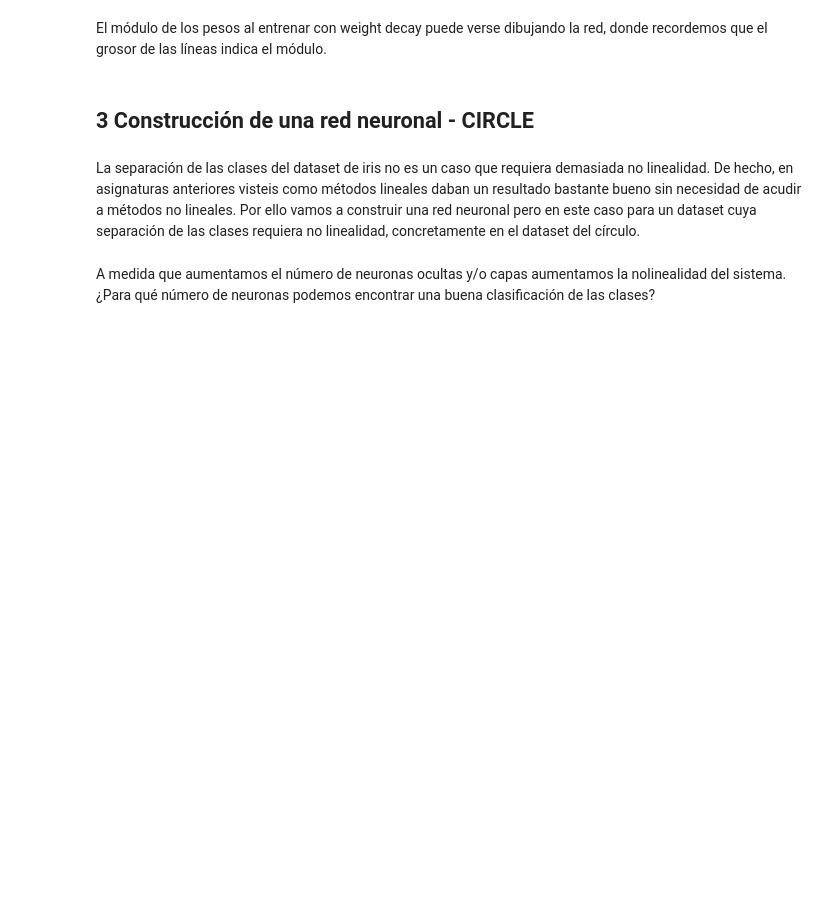
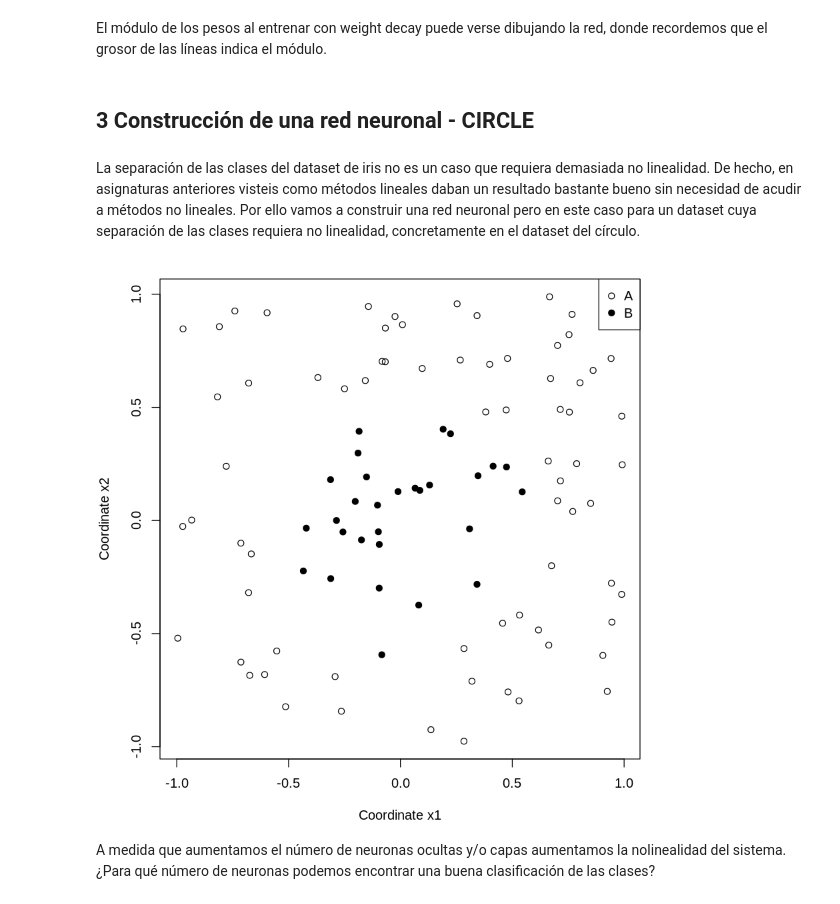
Before and after one commit to yerartdev/m1969-machine-learning-i, a Jupyter notebook: lab/s02-lab-intro-nn-rsnns.ipynb, the cells around one changed output. Cells and saved outputs as stored; diff of their text form; code cells hidden in the pictures; blank space fills up the shorter version.

Commit message:
Lab RSNNS: ejecución de la sección con el dataset CIRCLE que se va a usar en la primera tarea entregable para tener como referencia

```diff
--- a/lab/s02-lab-intro-nn-rsnns.ipynb
+++ b/lab/s02-lab-intro-nn-rsnns.ipynb
@@ -245,16 +247,19 @@ plotnet(model4)
 La separación de las clases del dataset de iris no es un caso que requiera demasiada no linealidad. De hecho, en asignaturas anteriores visteis como métodos lineales daban un resultado bastante bueno sin necesidad de acudir a métodos no lineales. Por ello vamos a construir una red neuronal pero en este caso para un dataset cuya separación de las clases requiera no linealidad, concretamente en el dataset del círculo.
 # %%
 ### Cargamos los datos
-df <- read.table("/home/jorge/Escritorio/Master_DataScience/MachineLearningI/Data/circle.txt")
+df <- read.csv("data/circle.csv", header = F)
 colnames(df) <- c("x1","x2","y")
 # %%
 ### Visualizamos los datos
+par(mar = c(4,4,1,1))
 ind.A <- which(df$y == 0)
 ind.B <- which(df$y == 1)
 plot(df$x1[ind.A],df$x2[ind.A], pch = 21, xlab = "Coordinate x1", ylab = "Coordinate x2")
 points(df$x1[ind.B],df$x2[ind.B], pch = 19)
 legend("topright", legend = c("A", "B"),
       pch = c(21,19))
+# %% [output]
+[figure, added]
 # %% [markdown]
 A medida que aumentamos el número de neuronas ocultas y/o capas aumentamos la nolinealidad del sistema. ¿Para qué número de neuronas podemos encontrar una buena clasificación de las clases?
 # %%
```
Also changed, not shown: parts of 8 cells of this notebook.
